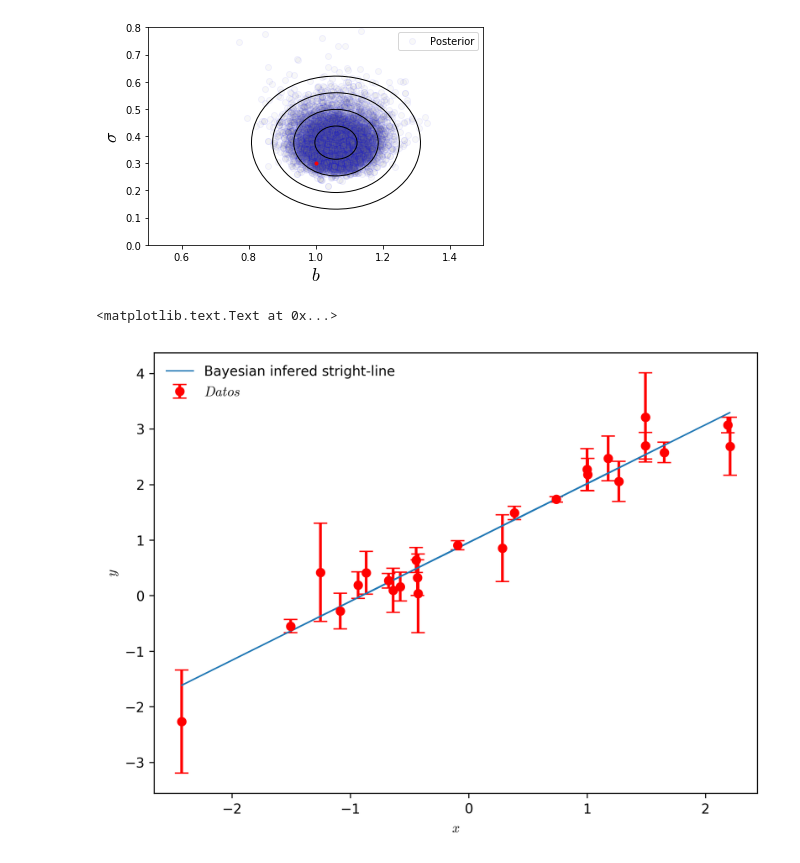
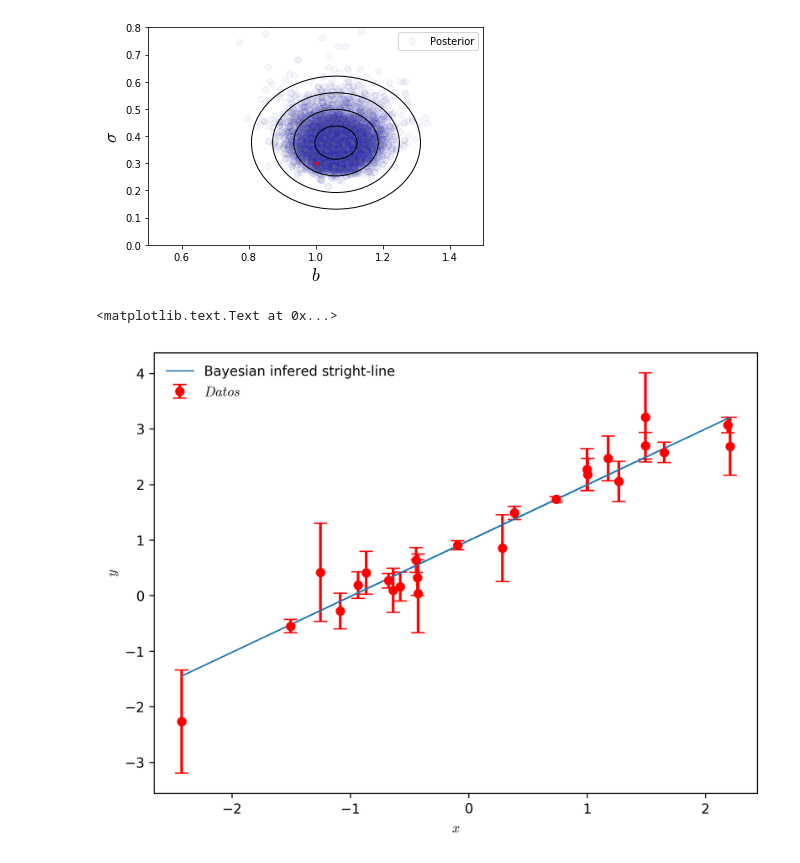
Before and after one commit to LuisPaAl/Statistical-memories, a Jupyter notebook: Untitled.ipynb, the cells around one changed output. Saved outputs shown, nothing was run; the diff lists cells and outputs as text; code cells hidden in the pictures.

```diff
--- a/Untitled.ipynb
+++ b/Untitled.ipynb
@@ -281,24 +276,24 @@ savefig('param_dist.png')
 # %%
 figsize = (8, 6)                        # definimos el tamaño de nuestra figura
 dpi = 300                                # dots per inch
 
 rcParams['font.size'] = 10            # establecemos el tamaño de la fuente
 rcParams['lines.linewidth'] = 1          # el grosor de las líneas
 rcParams['mathtext.fontset'] = 'cm'      # y el tipo de fuente en LaTex
 
 fig1 = figure(figsize=figsize, dpi=dpi)  # definimos la figura
 
 
 plt.errorbar(x1, y1, y1_error,      #plt.errorbar(x, y, error_y)
              xerr=None,
              color='red', marker='o', ls='None',
              elinewidth =2, capsize=5, capthick = 1,
              label='$Datos$')
-plt.plot(x1, 0.957023+1.059392*x1, label='Bayesian infered stright-line')
+plt.plot(x1, 0.990577+1.004672*x1, label='Bayesian infered stright-line')
 plt.legend(loc='best', frameon=False)     #pon la legenda donde mejor quede sin marco
 
 xlabel(r'$x$')
 ylabel(r'$y$')
 # %% [output]
 <matplotlib.text.Text at 0x...>
-[figure, old version]
+[figure, new version]
```
Also changed, not shown: parts of 12 cells of this notebook, 11 other files.
